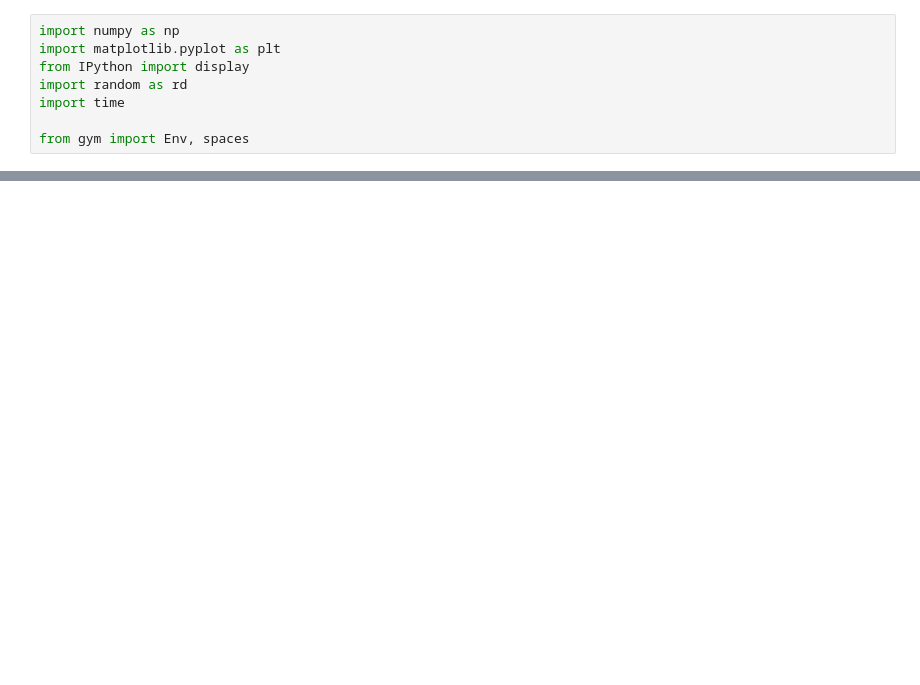
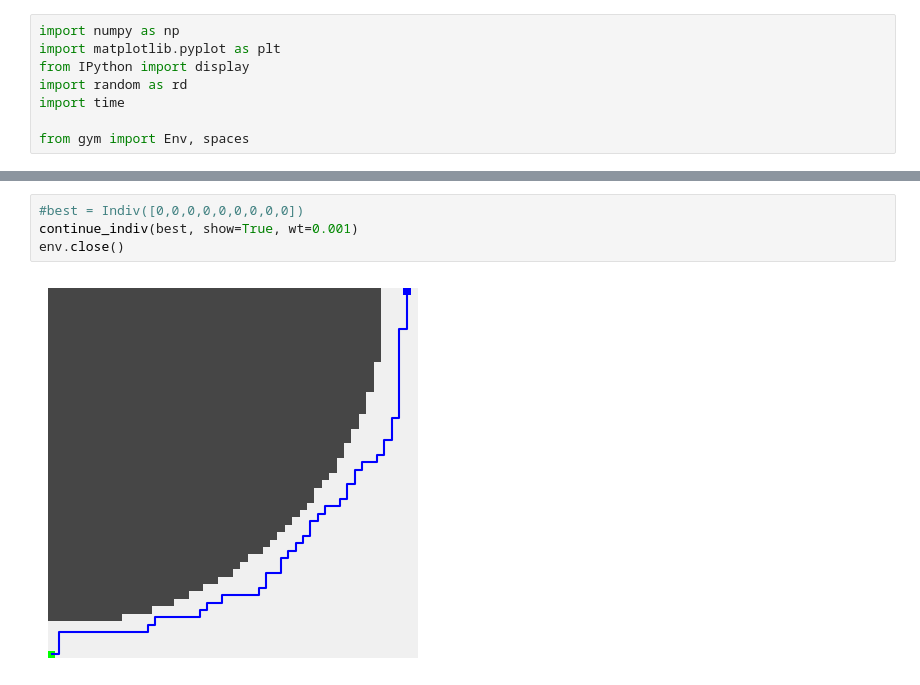
Before and after one commit to GeckSpy/EP-trajectory-optimisation, a Jupyter notebook: Environment/env_02.ipynb, the cells around one changed output, grey strips where cells are left out. Drawn from its saved outputs; the diff is of its cells as text; blank space fills up the shorter version.

```diff
--- a/Environment/env_02.ipynb
+++ b/Environment/env_02.ipynb
@@ -263,0 +567,6 @@ number of steps: 297
+# %%
+#best = Indiv([0,0,0,0,0,0,0,0,0])
+continue_indiv(best, show=True, wt=0.001)
+env.close()
+# %% [output]
+[figure, added]
```
Also changed, not shown: parts of 22 cells of this notebook.
